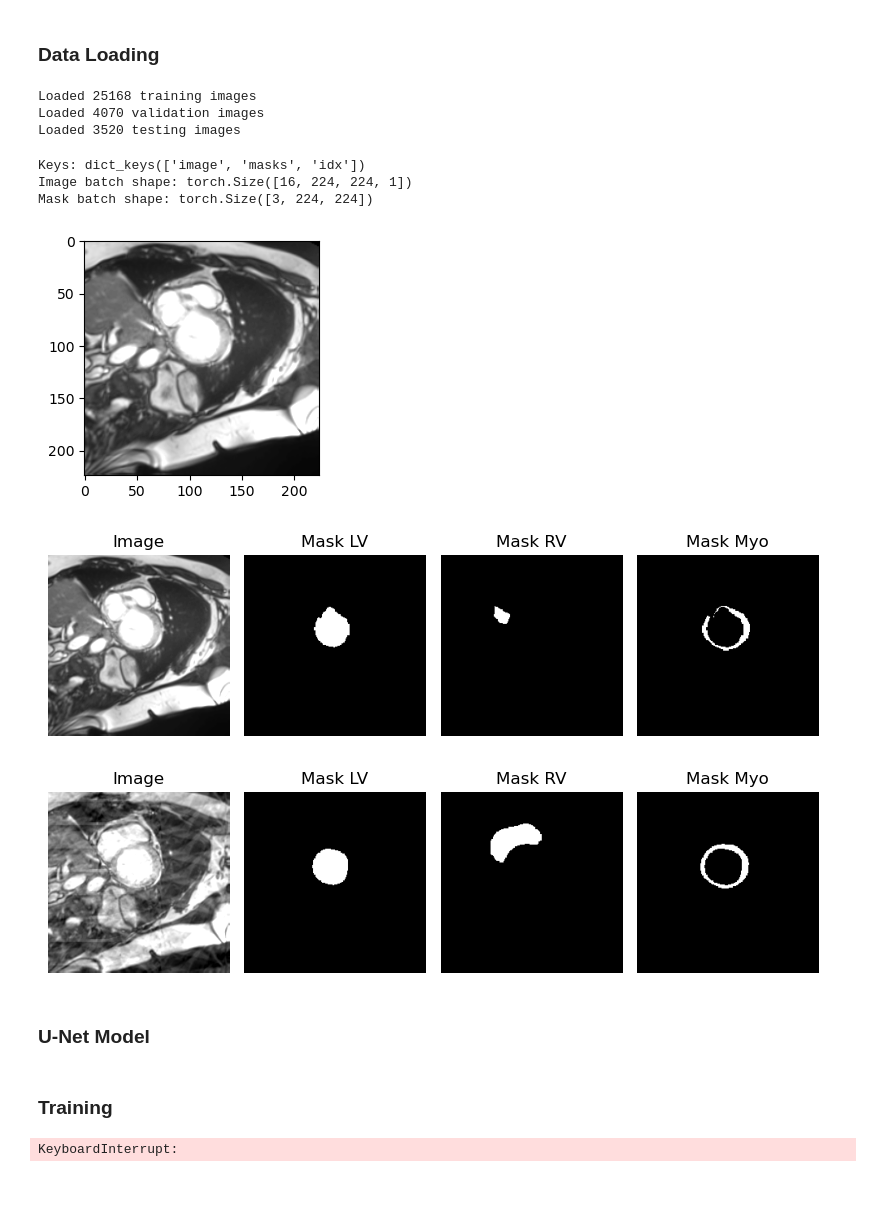
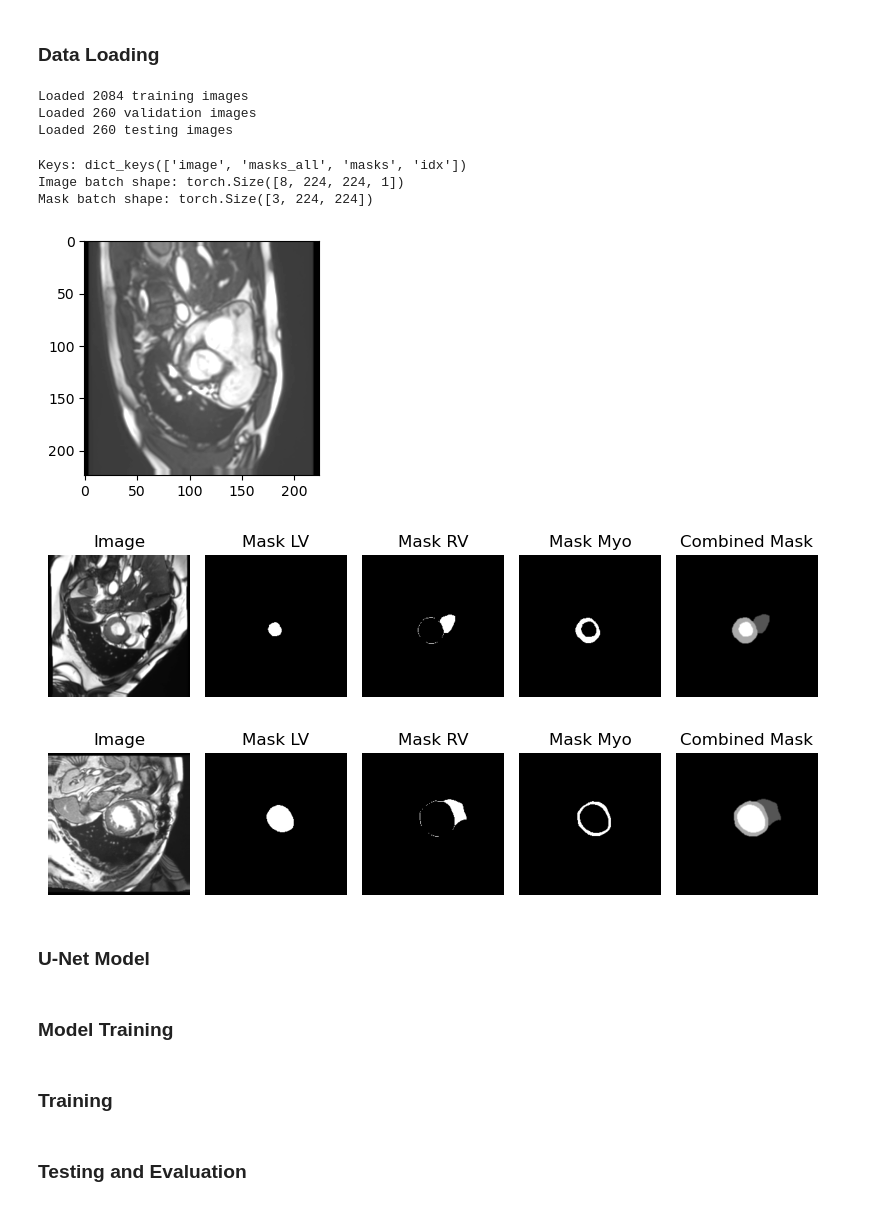
Before and after one commit to Chinthalanka/cardiac-mri-segmentation, a Jupyter notebook: experiments/original_unet.ipynb, the cells around one changed output. Saved outputs shown, nothing was run; the diff lists cells and outputs as text; code cells hidden in the pictures.

Commit message:
Modify UNet for combined mask

```diff
--- a/experiments/original_unet.ipynb
+++ b/experiments/original_unet.ipynb
@@ -41,17 +45,17 @@ mlflow.set_experiment("/cmri-segmentation-of-ventricular-structures-and-myocardi
  'mlflow.ownerEmail': 'chinthalanka.23@cse.mrt.ac.lk',
  'mlflow.ownerId': '8299159887893237'}>
 # %%
-dir_checkpoint = Path('./models/checkpoints/original_unet/')
+dir_checkpoint = Path('./models/checkpoints/original_unet_org_v2/')
 
 epochs = 5
-batch_size = 16
+batch_size = 8
 lr = 1e-5
 scale = 1
 amp = False
 # %% [markdown]
 ### Data Loading
 # %%
-root_dir = r'../data/ACDC/img_slices_v3/'
+root_dir = r'../data/ACDC/img_slices_org_v2/'
 logging.info(f'Using root_dir {root_dir}')
 
 training_dataset = ACDCDataset(root_dir=root_dir, dataset='training')
@@ -63,13 +67,13 @@ logging.info(f'Validation dataset size: {len(validation_dataset)}')
 logging.info(f'Testing dataset size: {len(testing_dataset)}')
 
 # Load data from the dataset
-train_dataloader = DataLoader(training_dataset, batch_size=batch_size, shuffle=False)
-val_dataloader = DataLoader(validation_dataset, batch_size=batch_size, shuffle=False)
-test_dataloader = DataLoader(testing_dataset, batch_size=batch_size, shuffle=False)
+train_dataloader = DataLoader(training_dataset, batch_size=batch_size, shuffle=True)
+val_dataloader = DataLoader(validation_dataset, batch_size=batch_size, shuffle=True)
+test_dataloader = DataLoader(testing_dataset, batch_size=batch_size, shuffle=True)
 # %% [output]
-Loaded 25168 training images
-Loaded 4070 validation images
-Loaded 3520 testing images
+Loaded 2084 training images
+Loaded 260 validation images
+Loaded 260 testing images
 # %%
 # Display image and mask.
 sample_batch = next(iter(test_dataloader))
@@ -85,10 +89,10 @@ plt.imshow(img, cmap='gray')
 plt.tight_layout()
 plt.show()
 # %% [output]
-Keys: dict_keys(['image', 'masks', 'idx'])
-Image batch shape: torch.Size([16, 224, 224, 1])
+Keys: dict_keys(['image', 'masks_all', 'masks', 'idx'])
+Image batch shape: torch.Size([8, 224, 224, 1])
 Mask batch shape: torch.Size([3, 224, 224])
-[figure, old version]
+[figure, new version]
 # %%
 # Iterate through the dataset and plot the first 4 samples
 n_samples_to_plot = 2
@@ -99,36 +103,41 @@ for i, sample in enumerate(test_dataloader):
 
     # Extract data from the sample
     image = sample['image'][i].squeeze().numpy()  # Convert to numpy array
+    msk_all = sample['masks_all'][i].squeeze().numpy()
     msk_lv = sample['masks'][i][0].squeeze().numpy()
     msk_rv = sample['masks'][i][1].squeeze().numpy()
     msk_myo = sample['masks'][i][2].squeeze().numpy()
 
     # Create a figure with subplots
-    fig, axes = plt.subplots(1, 4, figsize=(8, 5))
+    fig, axes = plt.subplots(1, 5, figsize=(8, 5))
 
     # Plot the image and masks
     axes[0].imshow(image, cmap='gray')
     axes[0].set_title('Image')
     axes[0].axis('off')
 
     axes[1].imshow(msk_lv, cmap='gray')
     axes[1].set_title('Mask LV')
     axes[1].axis('off')
 
     axes[2].imshow(msk_rv, cmap='gray')
     axes[2].set_title('Mask RV')
     axes[2].axis('off')
 
     axes[3].imshow(msk_myo, cmap='gray')
     axes[3].set_title('Mask Myo')
     axes[3].axis('off')
 
+    axes[4].imshow(msk_all, cmap='gray')
+    axes[4].set_title('Combined Mask')
+    axes[4].axis('off')
+
     # Adjust layout and show the plot
     plt.tight_layout()
     plt.show()
 # %% [output]
-[figure, old version]
+[figure, new version]
-[figure, old version]
+[figure, new version]
 # %% [markdown]
 ### U-Net Model
 # %%
@@ -178,3 +276,5 @@ class UNet(nn.Module):
+# %% [markdown]
+### Model Training
 # %%
 def train_model(
         model,
@@ -304,7 +409,8 @@ def train_model(
 # %%
 # n_channels=3 for RGB images
 # n_classes is the number of probabilities you want to get per pixel
-model = UNet(n_channels=1, n_classes=3, bilinear=False)
+model = UNet(n_channels=1, n_classes=4, bilinear=False)
+# model = UNetV2(n_channels=1, n_classes=3)
 model = model.to(memory_format=torch.channels_last)
 
 logging.info(f'Network:\n'
@@ -339,5 +445,5 @@ except torch.cuda.OutOfMemoryError:
         img_scale=scale,
         amp=amp
     )
-# %% [output]
-KeyboardInterrupt:
+# %% [markdown]
+### Testing and Evaluation
```
Also changed, not shown: parts of 9 cells of this notebook.
